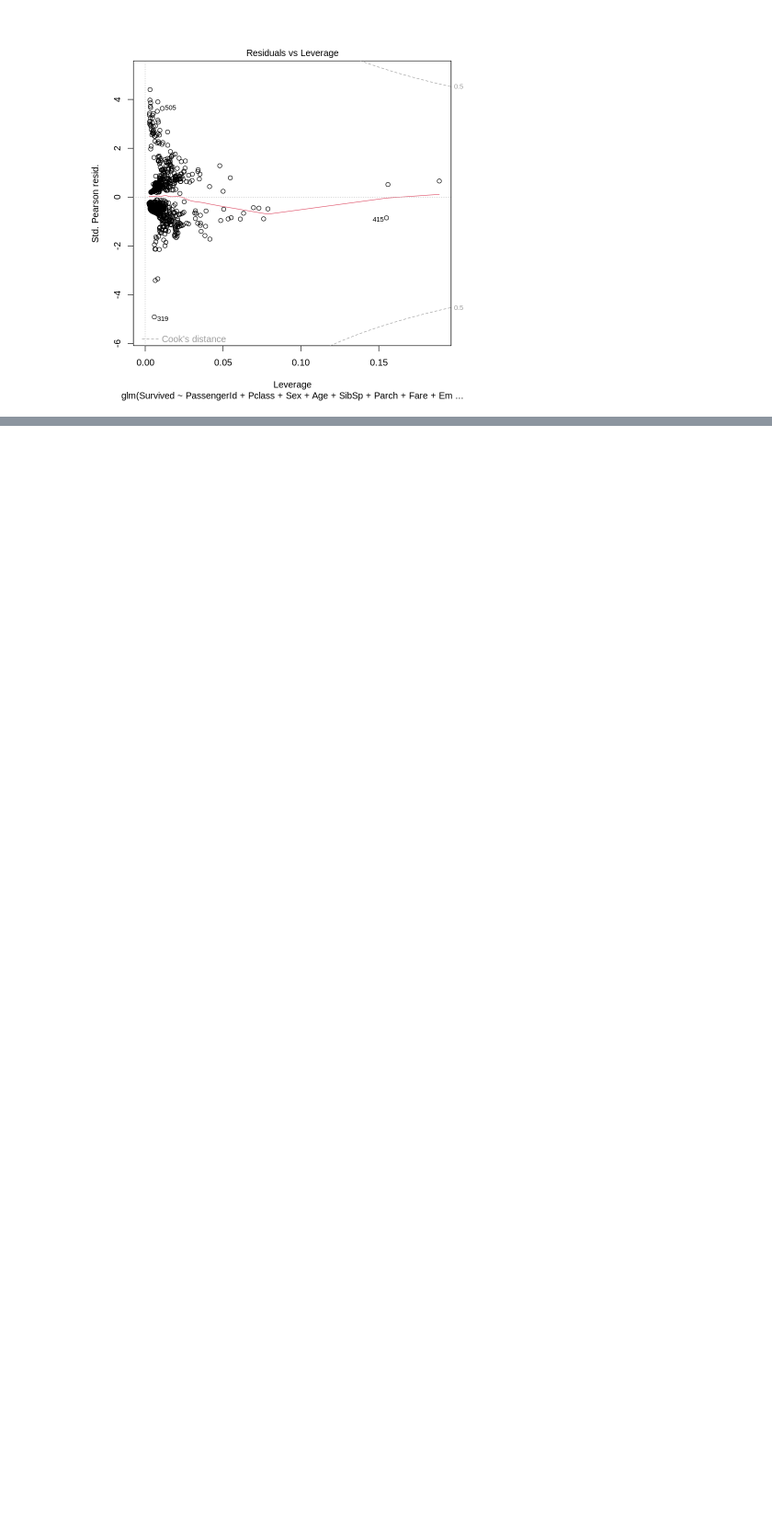
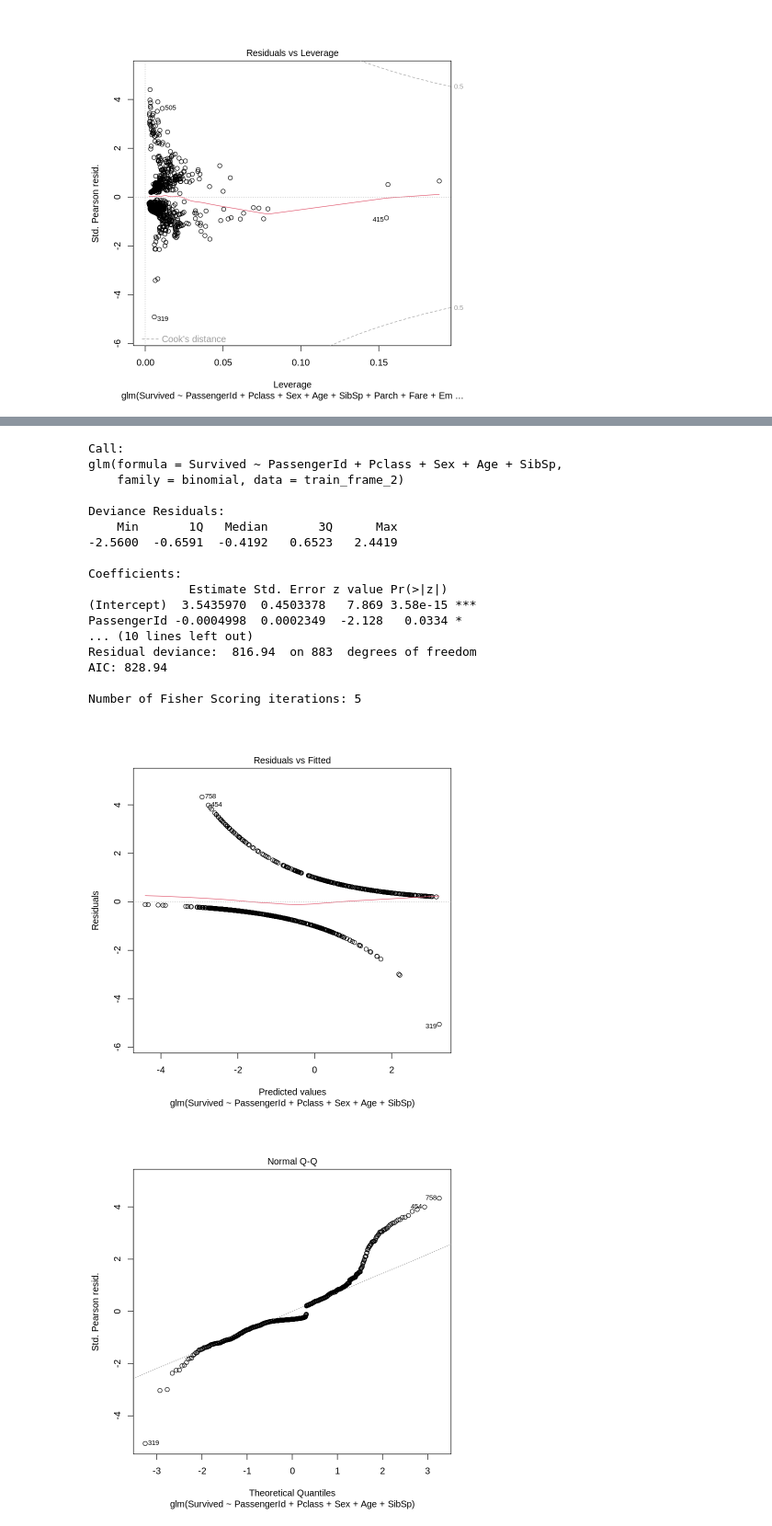
Before and after one commit to BrunaKrasotaMatos/An-liseEstat-stica, a Jupyter notebook: Trilha6/Trilha6.ipynb, the cells around one changed output, grey strips where cells are left out. Shown at 92% size. Saved outputs shown, nothing was run; the diff lists cells and outputs as text; code cells hidden in the pictures; blank space fills up the shorter version.

```diff
--- a/Trilha6/Trilha6.ipynb
+++ b/Trilha6/Trilha6.ipynb
@@ -147,0 +217,25 @@ Number of Fisher Scoring iterations: 5
+# %%
+# Removendo as tres
+modelo_surv_4 = glm(Survived ~ PassengerId + Pclass + Sex + Age + SibSp, family = binomial, data = train_frame_2)
+summary(modelo_surv_4)
+plot(modelo_surv_4)
+# %% [output]
+Call:
+glm(formula = Survived ~ PassengerId + Pclass + Sex + Age + SibSp,
+    family = binomial, data = train_frame_2)
+
+Deviance Residuals:
+    Min       1Q   Median       3Q      Max
+-2.5600  -0.6591  -0.4192   0.6523   2.4419
+
+Coefficients:
+              Estimate Std. Error z value Pr(>|z|)
+(Intercept)  3.5435970  0.4503378   7.869 3.58e-15 ***
+PassengerId -0.0004998  0.0002349  -2.128   0.0334 *
+... (10 lines left out)
+Residual deviance:  816.94  on 883  degrees of freedom
+AIC: 828.94
+
+Number of Fisher Scoring iterations: 5
+[figure, added]
+[figure, added]
```
Also changed, not shown: parts of 4 cells of this notebook.
